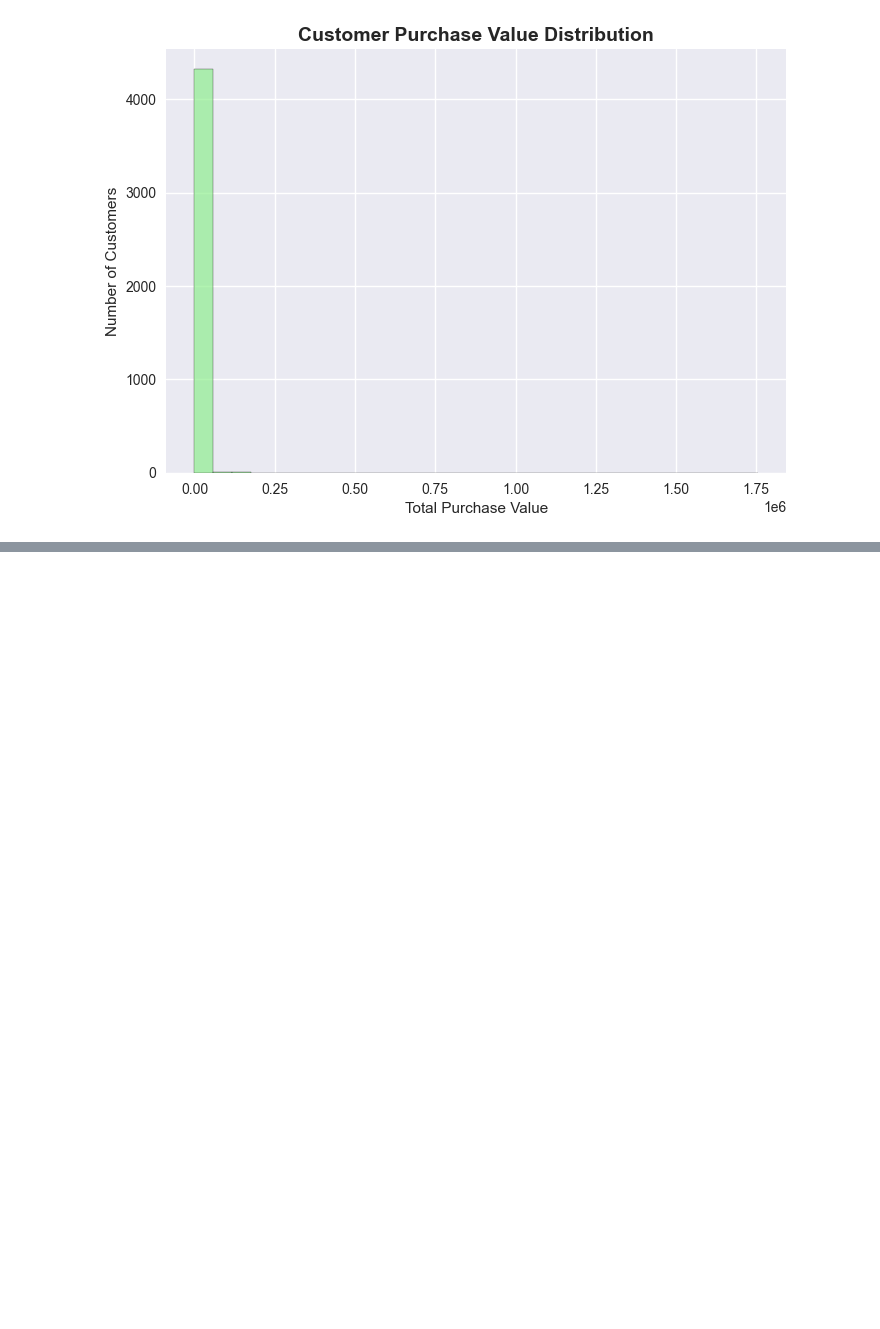
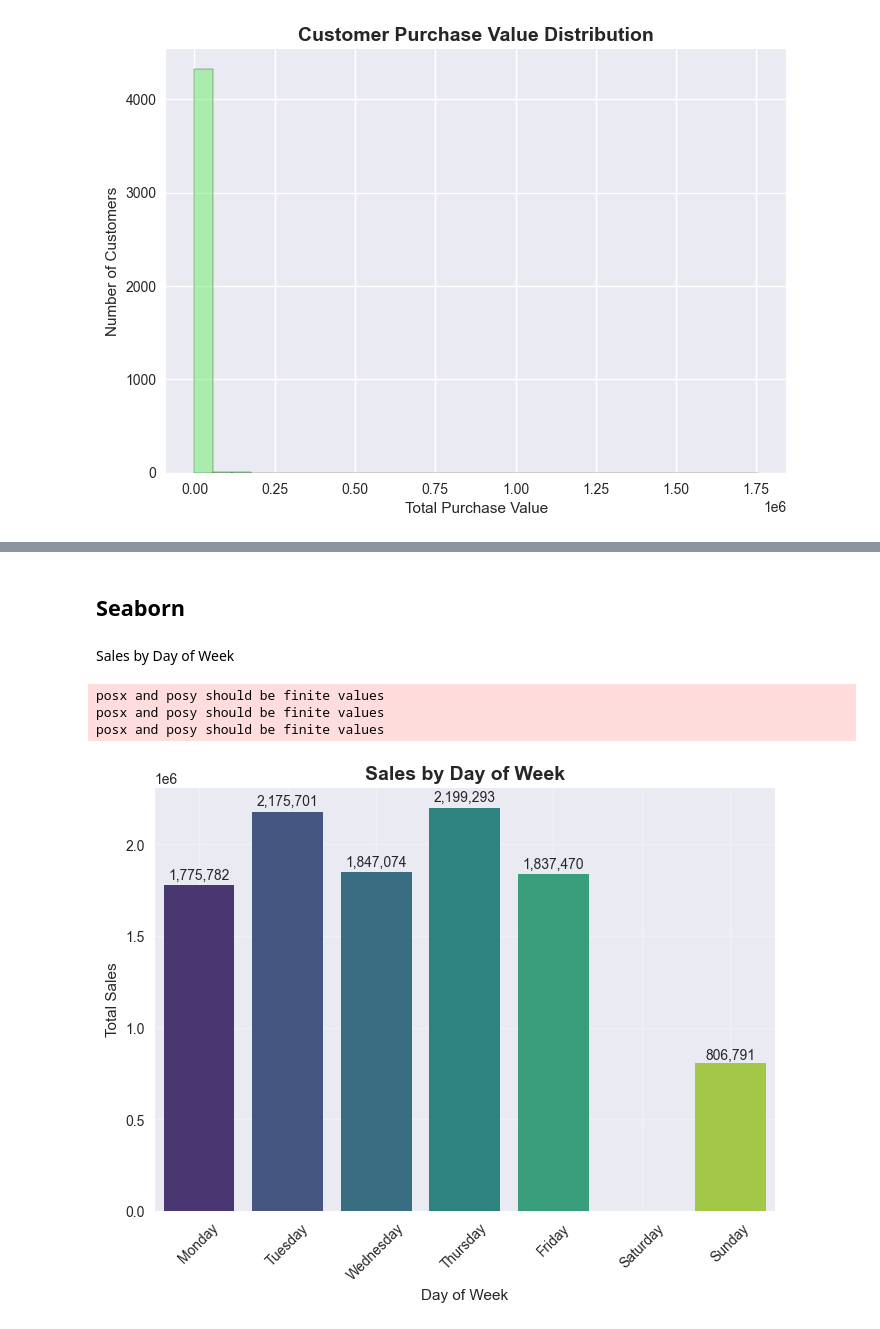
Before and after one commit to enjoy15/IFP, a Jupyter notebook: jupyter_notebooks/Data_Visualisation.ipynb, the cells around one changed output, grey strips where cells are left out. Saved outputs shown, nothing was run; the diff lists cells and outputs as text; code cells hidden in the pictures; blank space fills up the shorter version.

```diff
--- a/jupyter_notebooks/Data_Visualisation.ipynb
+++ b/jupyter_notebooks/Data_Visualisation.ipynb
@@ -139,0 +154,22 @@ Text(0, 0.5, 'Number of Customers')
+# %% [markdown]
+## Seaborn
+# %% [markdown]
+Sales by Day of Week
+# %%
+day_order = ['Monday', 'Tuesday', 'Wednesday', 'Thursday', 'Friday', 'Saturday', 'Sunday']
+daily_sales = df_cleaned.groupby('DayOfWeek')['TotalTransaction'].sum().reindex(day_order)
+sns.barplot(x=daily_sales.index, y=daily_sales.values, hue=daily_sales.index, palette='viridis')
+plt.title('Sales by Day of Week', fontsize=14, fontweight='bold')
+plt.xlabel('Day of Week')
+plt.ylabel('Total Sales')
+plt.xticks(rotation=45)
+plt.grid(True, alpha=0.3)
+
+# Add value labels on bars
+for i, v in enumerate(daily_sales.values):
+    plt.text(i, v + v*0.01, f'{v:,.0f}', ha='center', va='bottom', fontsize=10)
+# %% [output]
+posx and posy should be finite values
+posx and posy should be finite values
+posx and posy should be finite values
+[figure, added]
```
Also changed, not shown: parts of 29 cells of this notebook, 1 other file.
